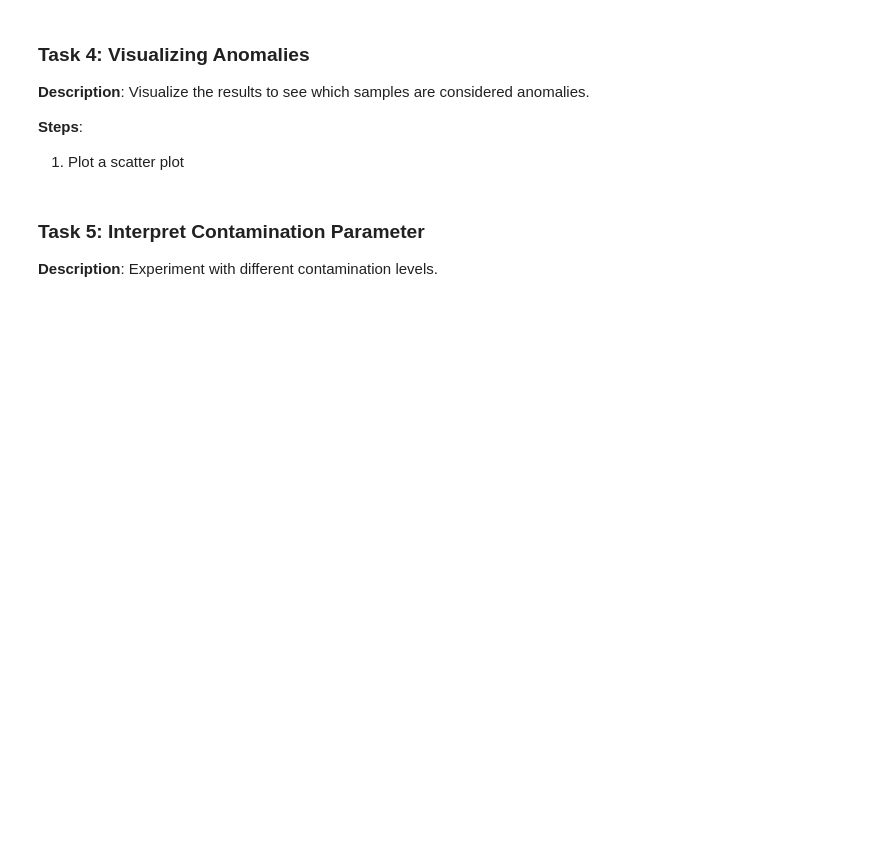
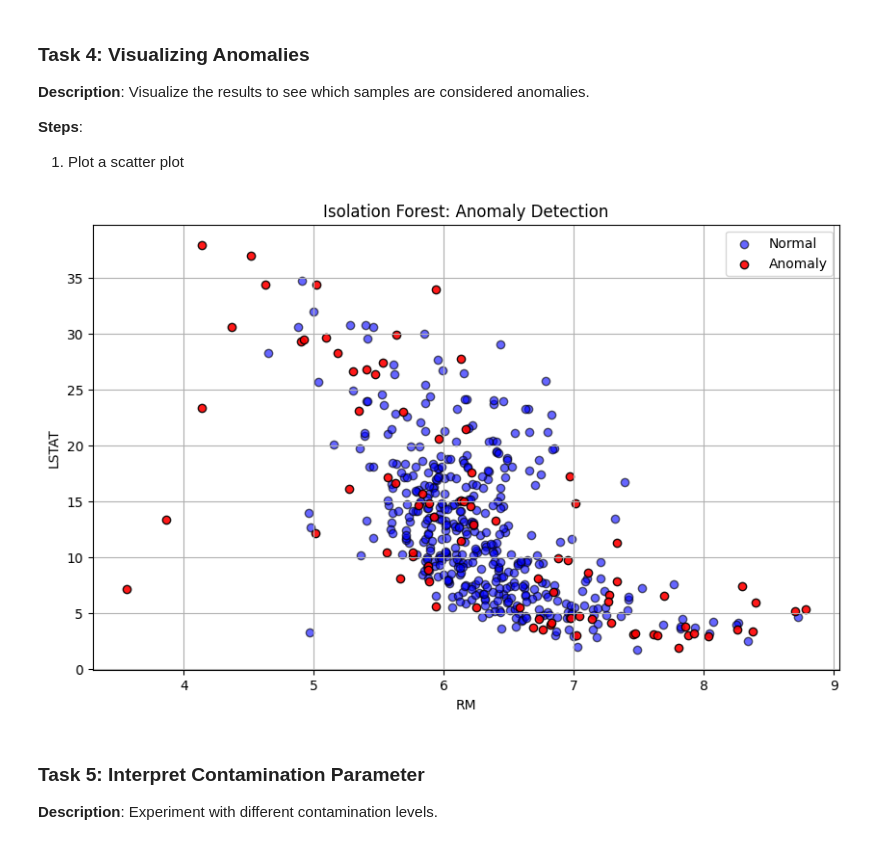
Before and after one commit to PaavanDutt/AI_DATA_ANALYSIS_, a Jupyter notebook: src/Module 11/Hands-on - AI-Based Data Quality & Real-Time Monitoring/Ques_1.ipynb, the cells around one changed output. Saved outputs shown, nothing was run; the diff lists cells and outputs as text; code cells hidden in the pictures; blank space fills up the shorter version.

```diff
--- a/src/Module 11/Hands-on - AI-Based Data Quality & Real-Time Monitoring/Ques_1.ipynb
+++ b/src/Module 11/Hands-on - AI-Based Data Quality & Real-Time Monitoring/Ques_1.ipynb
@@ -186,0 +98,18 @@ The Boston housing prices dataset has an ethical problem: as
+# %%
+# write your code from here
+# Step 1: Predict anomalies using the fitted model
+predictions = iso_forest.predict(X.drop(columns='anomaly', errors='ignore'))
+
+# Step 2: Add predictions to the dataset
+X['anomaly'] = predictions
+
+# Step 3: Display the number of anomalies and normal points
+anomaly_counts = X['anomaly'].value_counts()
+
+print("Anomaly Counts:")
+print(anomaly_counts)
+
+# Optional: Display how many are anomalies vs normal
+print("\nInterpretation:")
+print(f"Normal points: {anomaly_counts.get(1, 0)}")
+print(f"Anomalies: {anomaly_counts.get(-1, 0)}")
@@ -195,3 +132,33 @@ The Boston housing prices dataset has an ethical problem: as
+# %%
+# write your code from here
+import matplotlib.pyplot as plt
+
+# Step 1: Choose two features for plotting
+feature_x = 'RM'      # Avg number of rooms
+feature_y = 'LSTAT'   # % lower status of the population
+
+# Step 2: Create a scatter plot
+plt.figure(figsize=(10, 6))
+
+# Normal points
+normal = X[X['anomaly'] == 1]
+plt.scatter(normal[feature_x], normal[feature_y],
+            c='blue', label='Normal', alpha=0.6, edgecolors='k')
+
+# Anomalies
+anomalies = X[X['anomaly'] == -1]
+plt.scatter(anomalies[feature_x], anomalies[feature_y],
+            c='red', label='Anomaly', alpha=0.9, edgecolors='k')
+
+# Labels and legend
+plt.xlabel(feature_x)
+plt.ylabel(feature_y)
+plt.title('Isolation Forest: Anomaly Detection')
+plt.legend()
+plt.grid(True)
+plt.show()
+# %% [output]
+[figure, added]
 # %% [markdown]
 ### Task 5: Interpret Contamination Parameter
 **Description**: Experiment with different contamination levels.
```
Also changed, not shown: parts of 9 cells of this notebook.
